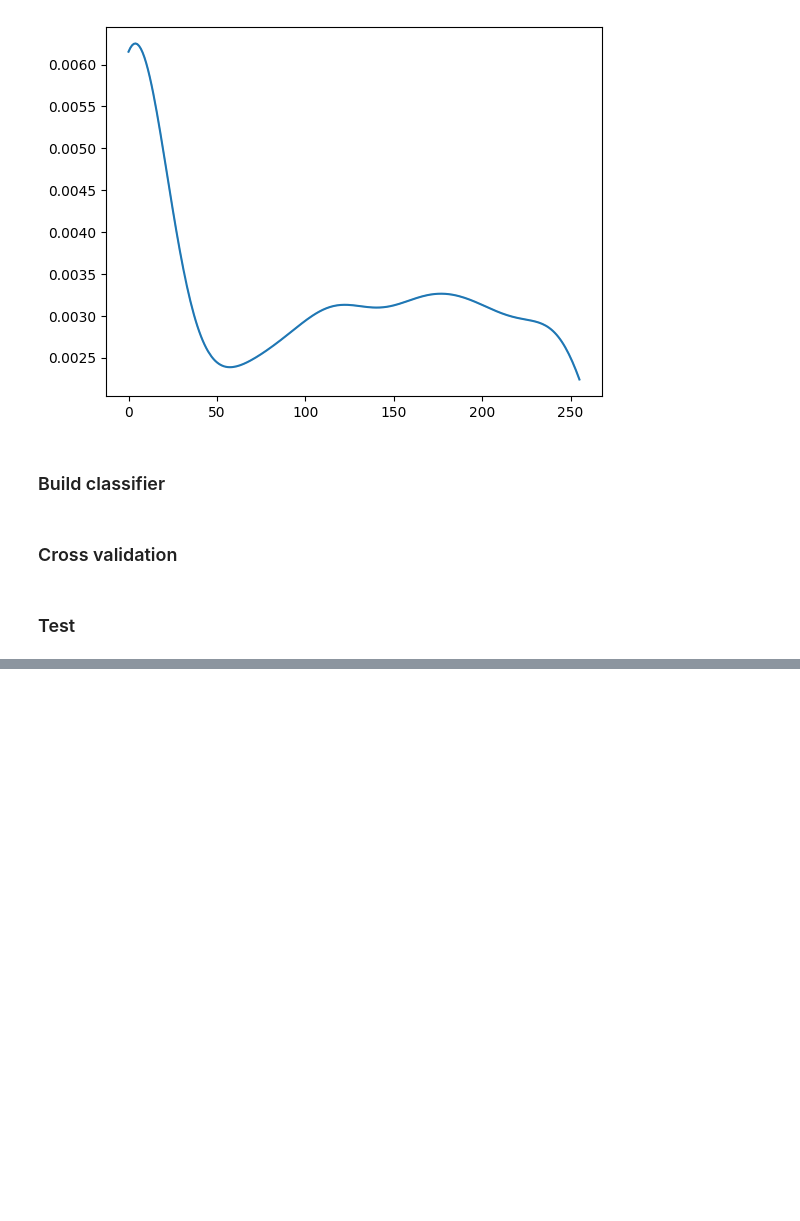
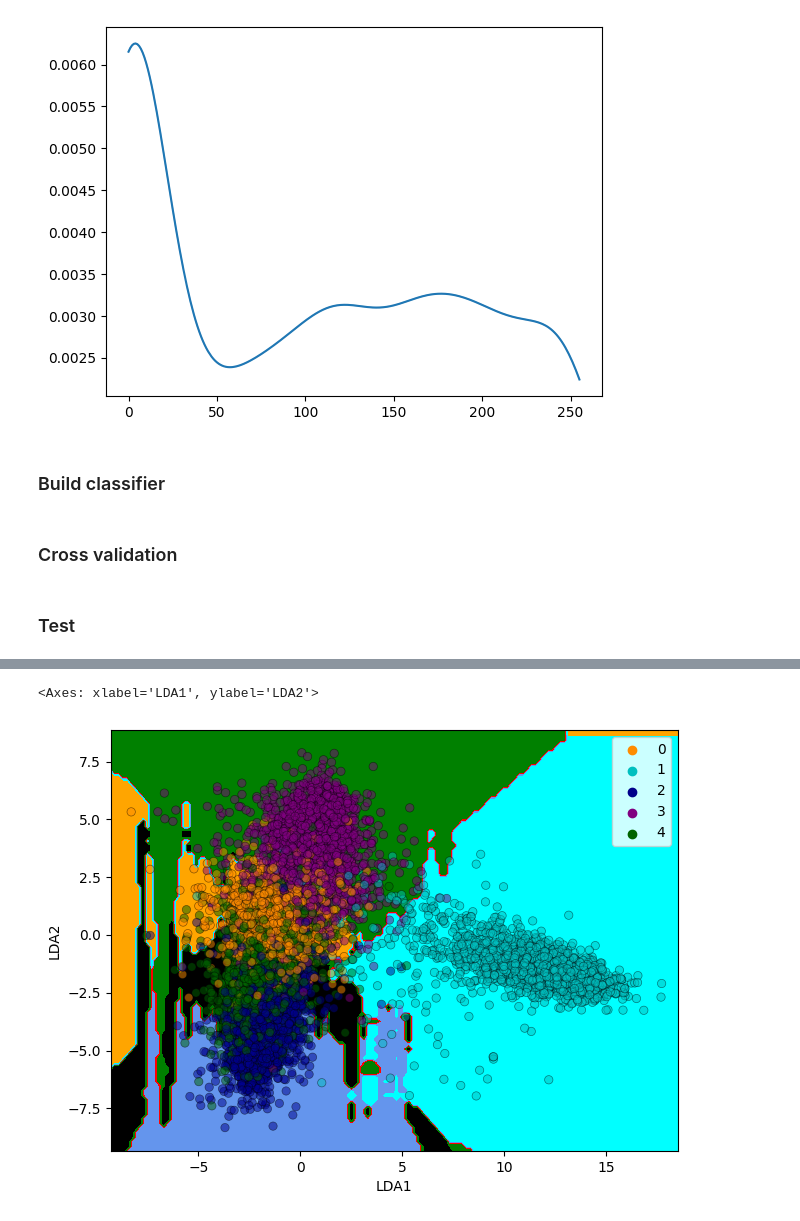
Before and after one commit to julielhagen/Clothing_classification-, a Jupyter notebook: NaiveBayes.ipynb, the cells around one changed output, grey strips where cells are left out. Saved outputs shown, nothing was run; the diff lists cells and outputs as text; code cells hidden in the pictures; blank space fills up the shorter version.

```diff
--- a/NaiveBayes.ipynb
+++ b/NaiveBayes.ipynb
@@ -172,0 +243,14 @@ accuracy_score(y_true=y_test, y_pred=yhat)
+# %%
+fig, ax = plt.subplots()
+plt.tight_layout();
+
+cmap_light = ListedColormap(['orange', 'cyan', 'cornflowerblue', 'red', 'green', 'black'])
+ax.contourf(xx, yy, Z, cmap=cmap_light)
+
+cmap_bold = ['darkorange', 'c', 'darkblue', 'purple', 'darkgreen', 'black']
+# Plot also the training points
+sns.scatterplot(x='LDA1', y="LDA2", hue=y, data=X, palette=cmap_bold, alpha=0.5, edgecolor="black", ax=ax)
+#ax.set_title(f"Boosting stages: {n_estimators[i]} Learning rate: {learning_rate[j]}");
+# %% [output]
+<Axes: xlabel='LDA1', ylabel='LDA2'>
+[figure, added]
```
Also changed, not shown: parts of 18 cells of this notebook.
